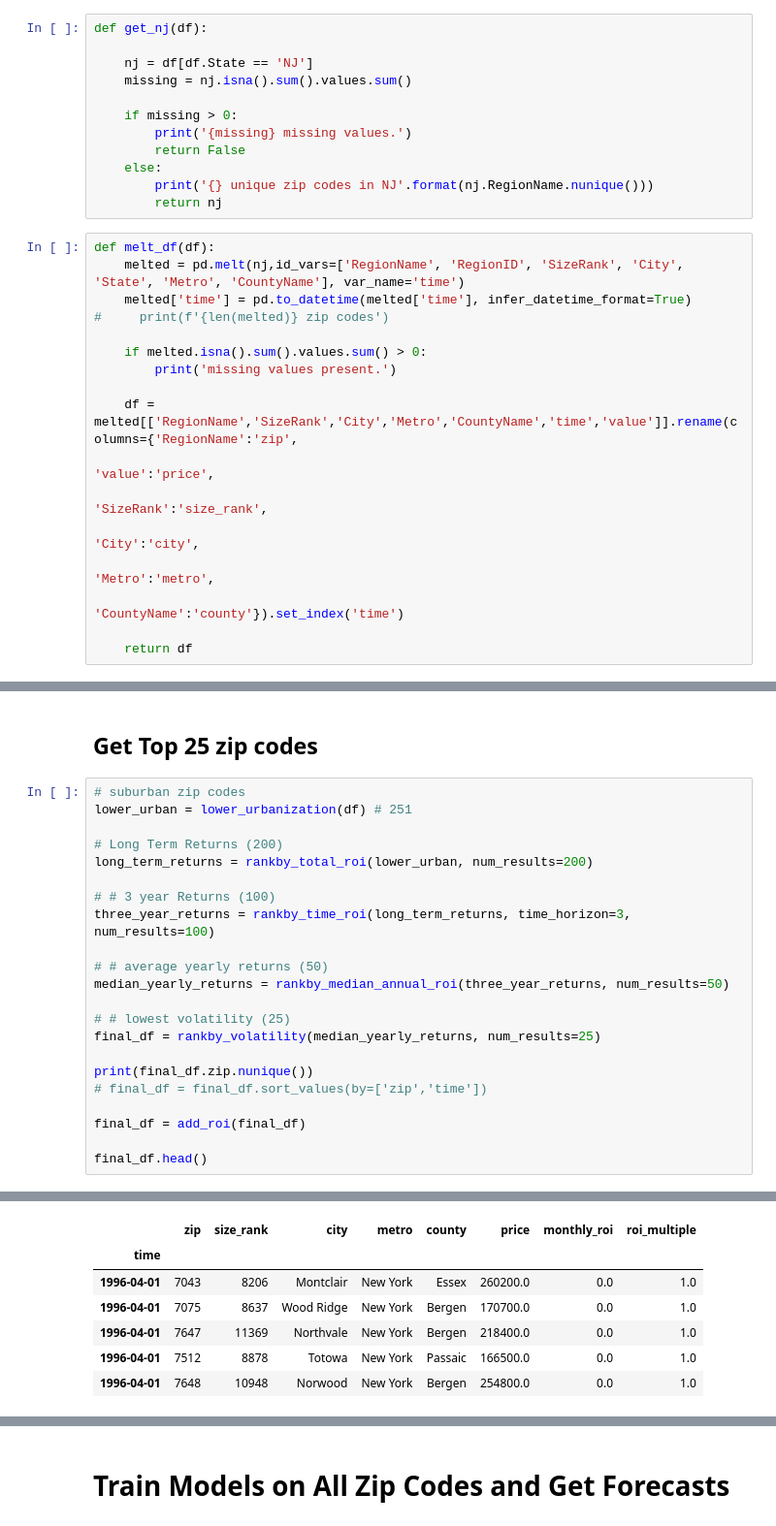
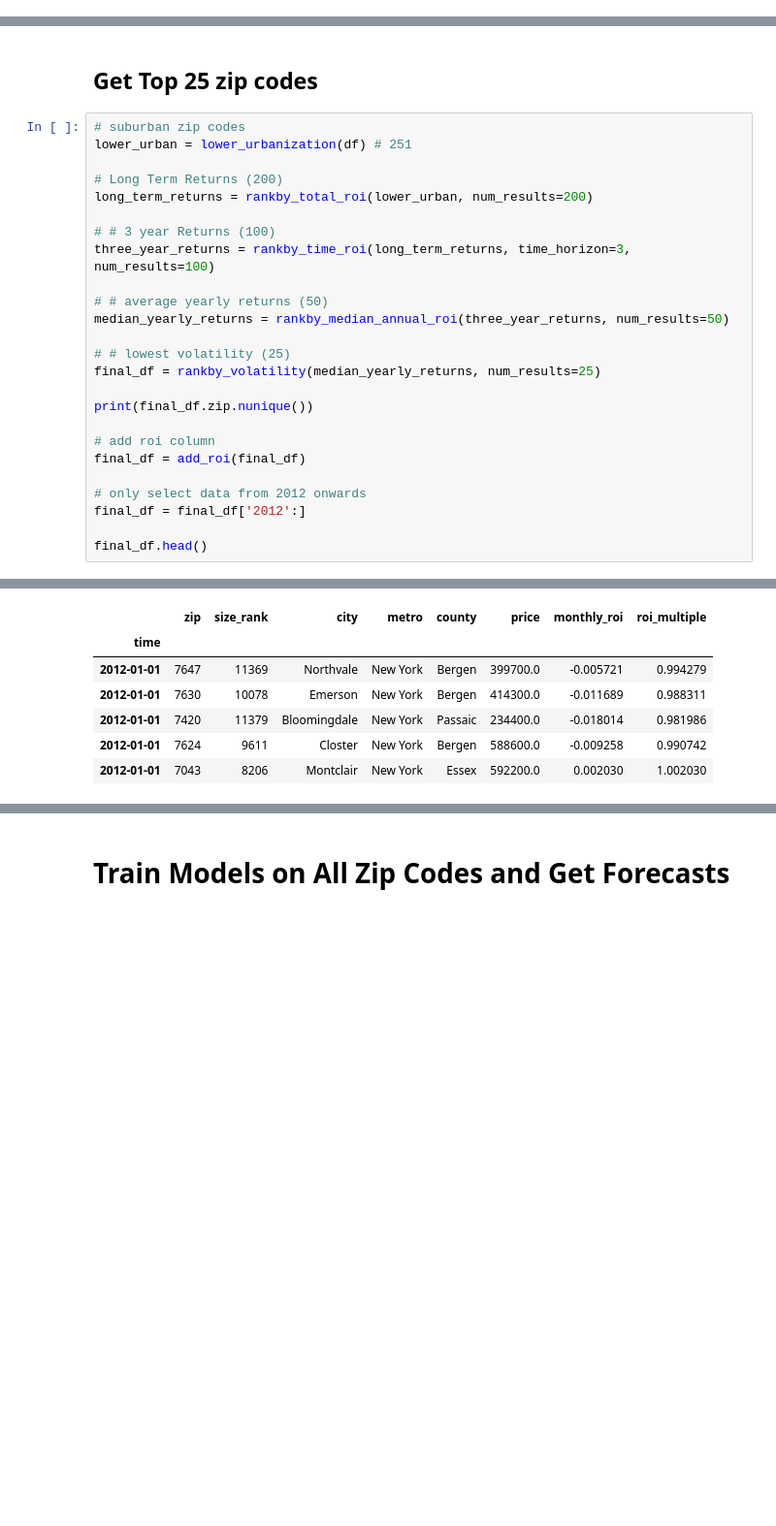
Before and after one commit to timpanon/zillow_forecasting, a Jupyter notebook: overall_nj.ipynb, the cells around one changed output, grey strips where cells are left out. Shown at 97% size. Cells and saved outputs as stored; diff of their text form; blank space fills up the shorter version.

```diff
--- a/overall_nj.ipynb
+++ b/overall_nj.ipynb
@@ -405,29 +36,0 @@ def organize_results(current_zip, output_df_, train_results_, test_results_, dyn
-# %%
-def get_nj(df):
-
-    nj = df[df.State == 'NJ']
-    missing = nj.isna().sum().values.sum()
-
-    if missing > 0:
-        print('{missing} missing values.')
-        return False
-    else:
-        print('{} unique zip codes in NJ'.format(nj.RegionName.nunique()))
-        return nj
-# %%
-def melt_df(df):
-    melted = pd.melt(nj,id_vars=['RegionName', 'RegionID', 'SizeRank', 'City', 'State', 'Metro', 'CountyName'], var_name='time')
-    melted['time'] = pd.to_datetime(melted['time'], infer_datetime_format=True)
-#     print(f'{len(melted)} zip codes')
-
-    if melted.isna().sum().values.sum() > 0:
-        print('missing values present.')
-
-    df = melted[['RegionName','SizeRank','City','Metro','CountyName','time','value']].rename(columns={'RegionName':'zip',
-                                                                                                      'value':'price',
-                                                                                                      'SizeRank':'size_rank',
-                                                                                                      'City':'city',
-                                                                                                      'Metro':'metro',
-                                                                                                      'CountyName':'county'}).set_index('time')
-
-    return df
@@ -797,31 +743,34 @@ df.head()
 # %%
 # suburban zip codes
 lower_urban = lower_urbanization(df) # 251
 
 # Long Term Returns (200)
 long_term_returns = rankby_total_roi(lower_urban, num_results=200)
 
 # # 3 year Returns (100)
 three_year_returns = rankby_time_roi(long_term_returns, time_horizon=3, num_results=100)
 
 # # average yearly returns (50)
 median_yearly_returns = rankby_median_annual_roi(three_year_returns, num_results=50)
 
 # # lowest volatility (25)
 final_df = rankby_volatility(median_yearly_returns, num_results=25)
 
 print(final_df.zip.nunique())
-# final_df = final_df.sort_values(by=['zip','time'])
 
+# add roi column
 final_df = add_roi(final_df)
 
+# only select data from 2012 onwards
+final_df = final_df['2012':]
+
 final_df.head()
 # %% [output]
 25
 |  | zip | size_rank | city | metro | county | price | monthly_roi | roi_multiple |
 | time |  |  |  |  |  |  |  |  |
-| 1996-04-01 | 7043 | 8206 | Montclair | New York | Essex | 260200.0 | 0.0 | 1.0 |
-| 1996-04-01 | 7075 | 8637 | Wood Ridge | New York | Bergen | 170700.0 | 0.0 | 1.0 |
-| 1996-04-01 | 7647 | 11369 | Northvale | New York | Bergen | 218400.0 | 0.0 | 1.0 |
-| 1996-04-01 | 7512 | 8878 | Totowa | New York | Passaic | 166500.0 | 0.0 | 1.0 |
-| 1996-04-01 | 7648 | 10948 | Norwood | New York | Bergen | 254800.0 | 0.0 | 1.0 |
+| 2012-01-01 | 7647 | 11369 | Northvale | New York | Bergen | 399700.0 | -0.005721 | 0.994279 |
+| 2012-01-01 | 7630 | 10078 | Emerson | New York | Bergen | 414300.0 | -0.011689 | 0.988311 |
+| 2012-01-01 | 7420 | 11379 | Bloomingdale | New York | Passaic | 234400.0 | -0.018014 | 0.981986 |
+| 2012-01-01 | 7624 | 9611 | Closter | New York | Bergen | 588600.0 | -0.009258 | 0.990742 |
+| 2012-01-01 | 7043 | 8206 | Montclair | New York | Essex | 592200.0 | 0.002030 | 1.002030 |
```
Also changed, not shown: parts of 50 cells of this notebook, 4 other files.
